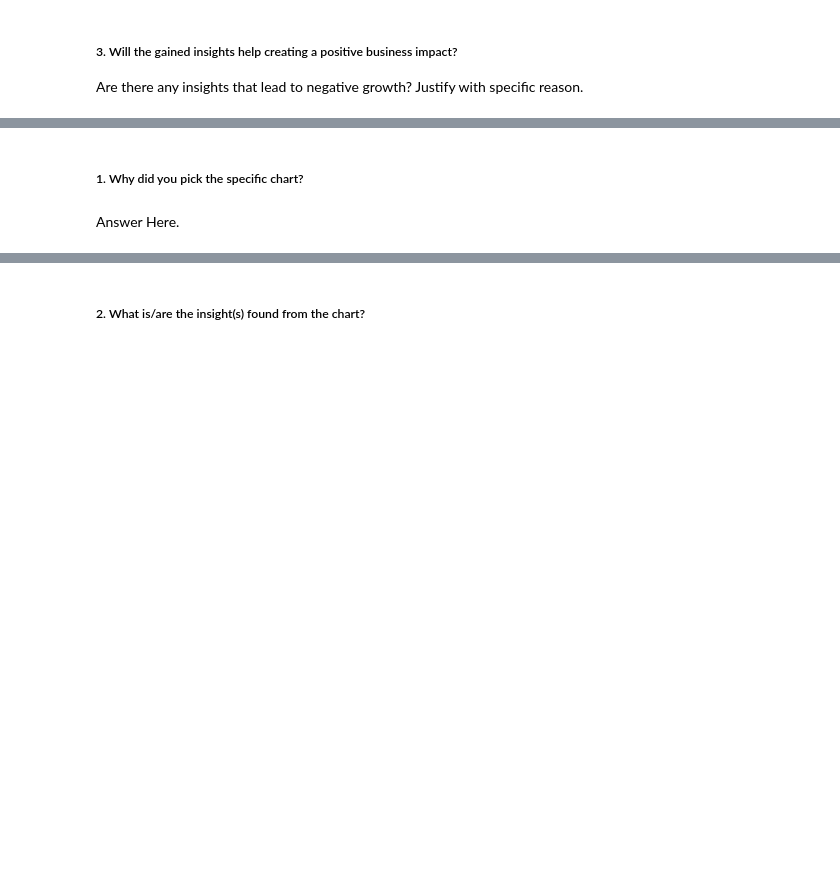
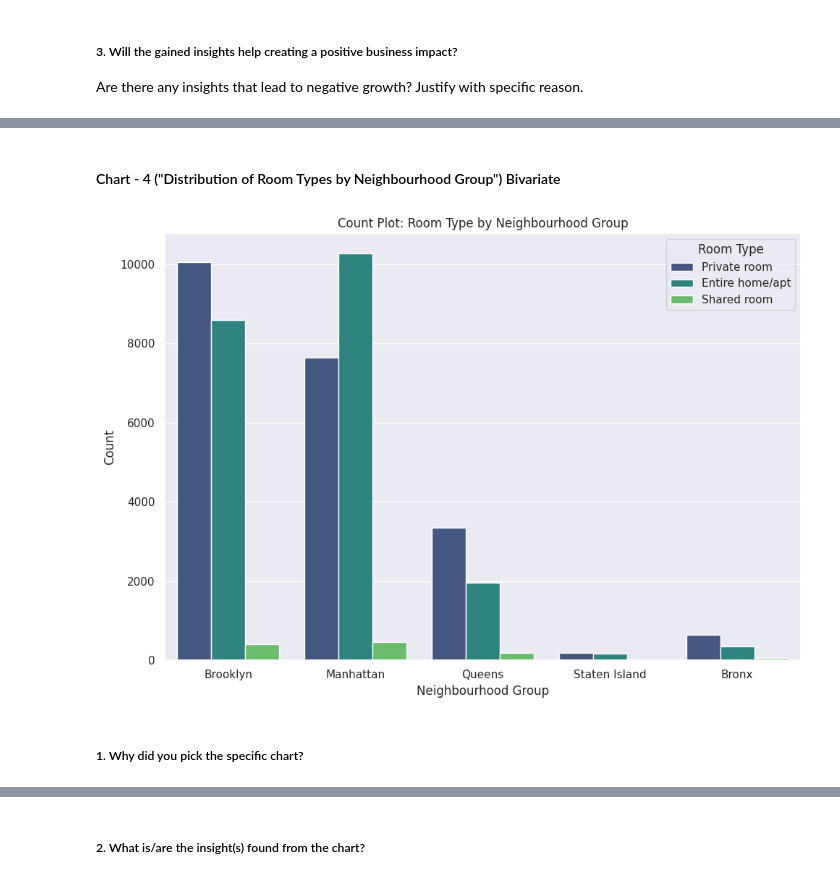
Before and after one commit to AakashRaj-data/Exploratory-Data-analysis, a Jupyter notebook: AirBnb_Bookings_Analysis_(AR).ipynb, the cells around one changed output, grey strips where cells are left out. Drawn from its saved outputs; the diff is of its cells as text; code cells hidden in the pictures; blank space fills up the shorter version.

```diff
--- a/AirBnb_Bookings_Analysis_(AR).ipynb
+++ b/AirBnb_Bookings_Analysis_(AR).ipynb
@@ -454,4 +616,18 @@ Answer Here
+# %% [markdown]
+#### Chart - 4 ("Distribution of Room Types by Neighbourhood Group") Bivariate
+# %%
+plt.figure(figsize=(10, 7))
+
+# Count plot for the combination of 'room_type' and 'neighbourhood'
+sns.countplot(x='neighbourhood_group', hue='room_type', data=airbnb_df, palette='viridis')
+
+plt.xlabel('Neighbourhood Group')
+plt.ylabel('Count')
+plt.title('Count Plot: Room Type by Neighbourhood Group')
+plt.legend(title='Room Type', loc='upper right')
+plt.tight_layout()
+plt.show()
+# %% [output]
+[figure, added]
 # %% [markdown]
 ##### 1. Why did you pick the specific chart?
-# %% [markdown]
-Answer Here.
```
Also changed, not shown: parts of 53 cells of this notebook.
